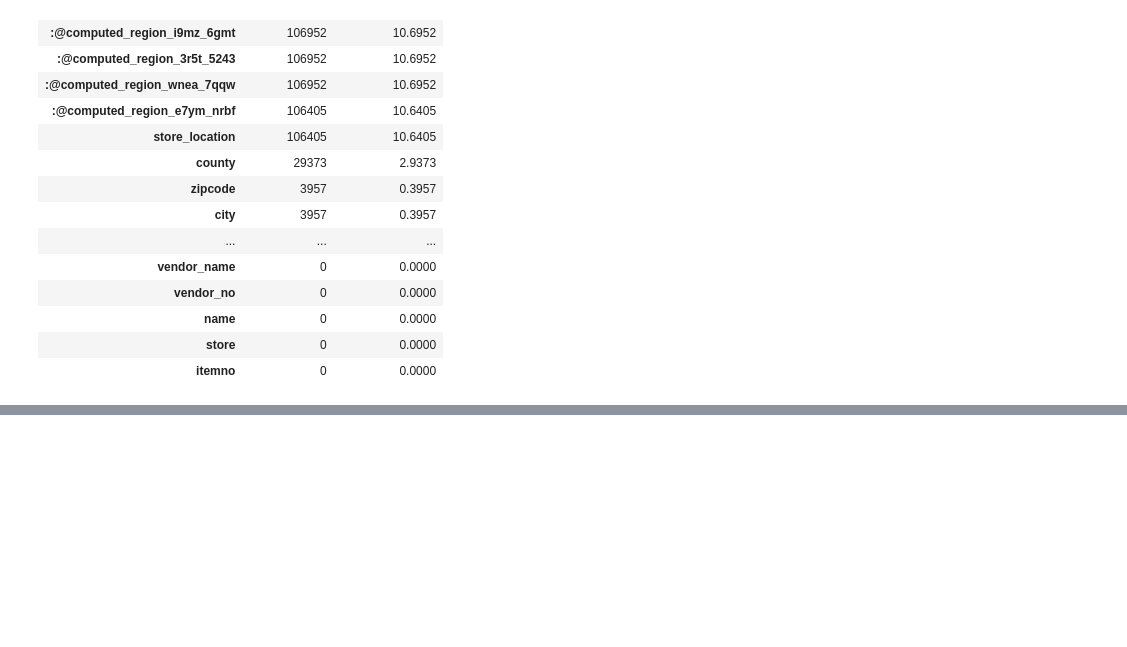
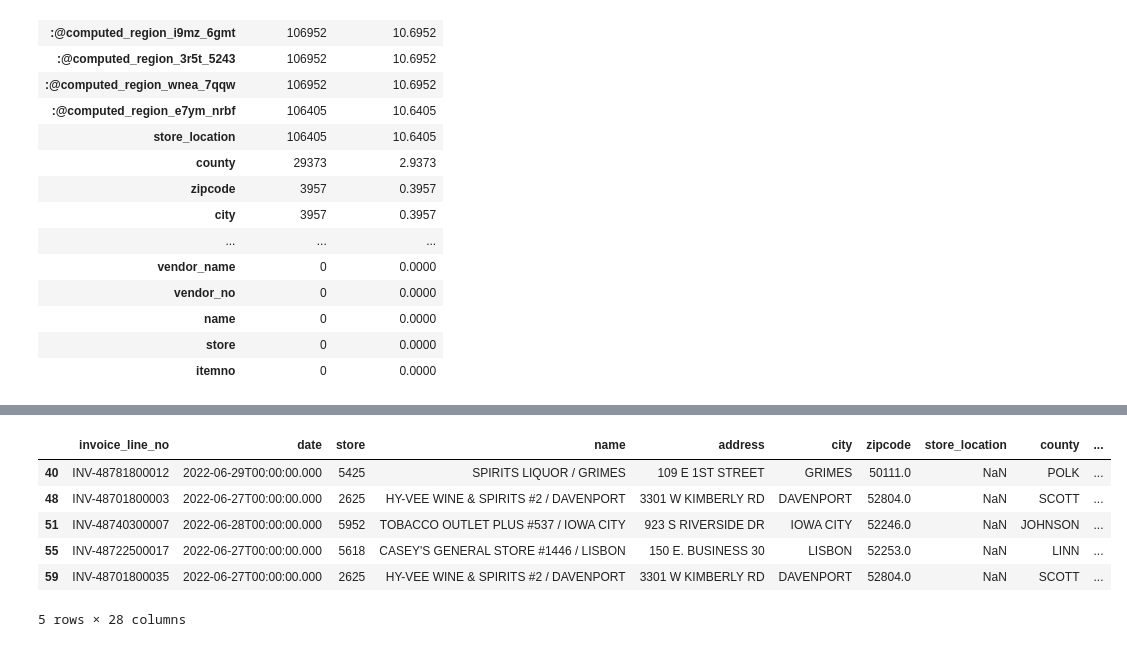
Before and after one commit to s22266/smart-liquor-sales-predictor, a Jupyter notebook: asi/notebooks/dataPreProcessing.ipynb, the cells around one changed output, grey strips where cells are left out. Cells and saved outputs as stored; diff of their text form; code cells hidden in the pictures; blank space fills up the shorter version.

Commit message:
data analysis

```diff
--- a/asi/notebooks/dataPreProcessing.ipynb
+++ b/asi/notebooks/dataPreProcessing.ipynb
@@ -1,7 +1,7 @@
 # %%
 import pandas as pd
 import os
-df = pd.read_csv('../data/01_raw/oneMilRecordsLiquor.csv')
+df = pd.read_csv('../data/01_raw/iowa_liquor_sales_subset.csv')
 # %%
 df.head()
 # %% [output]
@@ -92,0 +84,2 @@ dfWithoutCounty = df.drop('county_number', axis=1)
+# %%
+dfCleaned = dfWithoutCounty.dropna(subset=['city','zipcode', 'category', 'category_name', 'address'])
@@ -92,0 +138,15 @@ dfWithoutCounty = df.drop('county_number', axis=1)
+# %%
+# Displaying rows with null values in 'store_location' and 'county'
+null_store_location = dfCleaned[dfCleaned['store_location'].isnull()]
+null_county = dfCleaned[dfCleaned['county'].isnull()]
+# %%
+# Displaying the first few rows of these subsets
+null_store_location.head()
+# %% [output]
+|  | invoice_line_no | date | store | name | address | city | zipcode | store_location | county | ... |
+| 40 | INV-48781800012 | 2022-06-29T00:00:00.000 | 5425 | SPIRITS LIQUOR / GRIMES | 109 E 1ST STREET | GRIMES | 50111.0 | NaN | POLK | ... |
+| 48 | INV-48701800003 | 2022-06-27T00:00:00.000 | 2625 | HY-VEE WINE & SPIRITS #2 / DAVENPORT | 3301 W KIMBERLY RD | DAVENPORT | 52804.0 | NaN | SCOTT | ... |
+| 51 | INV-48740300007 | 2022-06-28T00:00:00.000 | 5952 | TOBACCO OUTLET PLUS #537 / IOWA CITY | 923 S RIVERSIDE DR | IOWA CITY | 52246.0 | NaN | JOHNSON | ... |
+| 55 | INV-48722500017 | 2022-06-27T00:00:00.000 | 5618 | CASEY'S GENERAL STORE #1446 / LISBON | 150 E. BUSINESS 30 | LISBON | 52253.0 | NaN | LINN | ... |
+| 59 | INV-48701800035 | 2022-06-27T00:00:00.000 | 2625 | HY-VEE WINE & SPIRITS #2 / DAVENPORT | 3301 W KIMBERLY RD | DAVENPORT | 52804.0 | NaN | SCOTT | ... |
+5 rows × 28 columns
```
Also changed, not shown: parts of 15 cells of this notebook.
